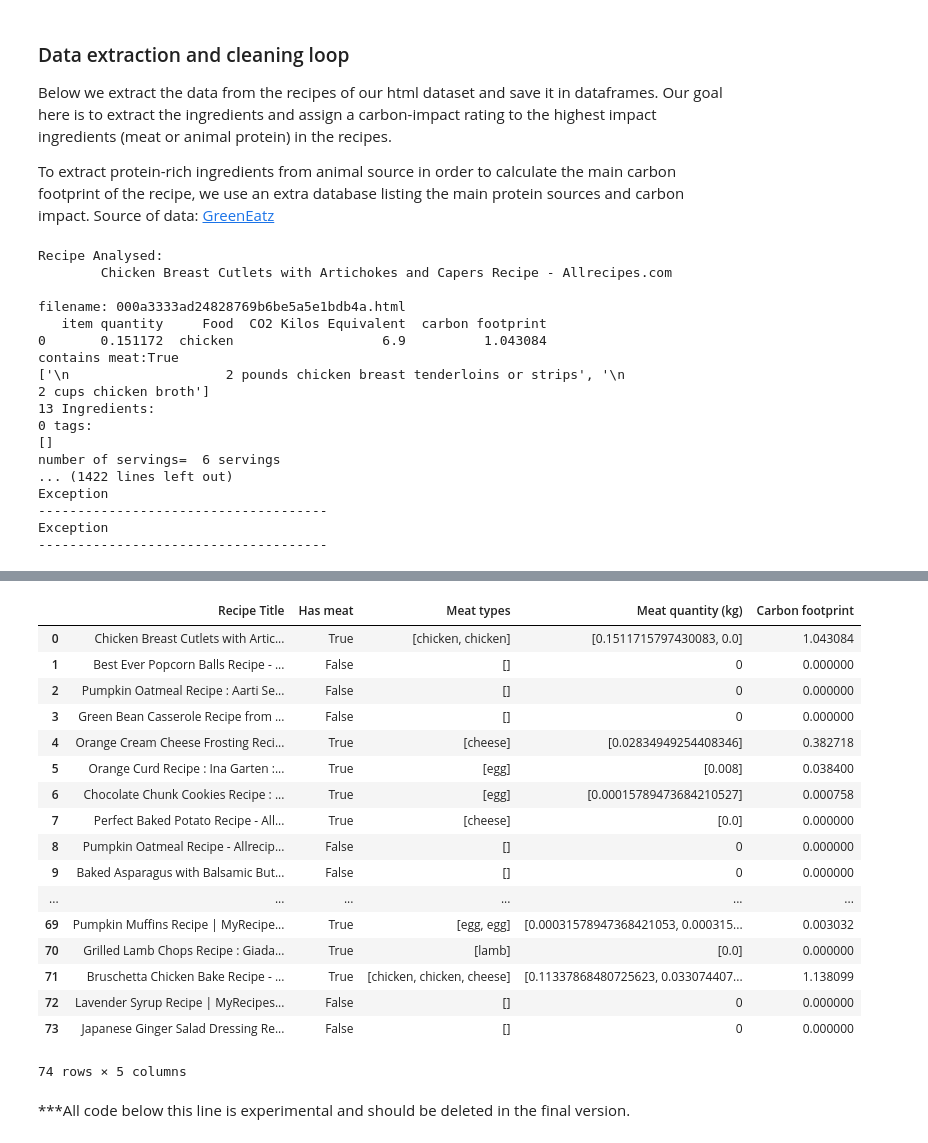
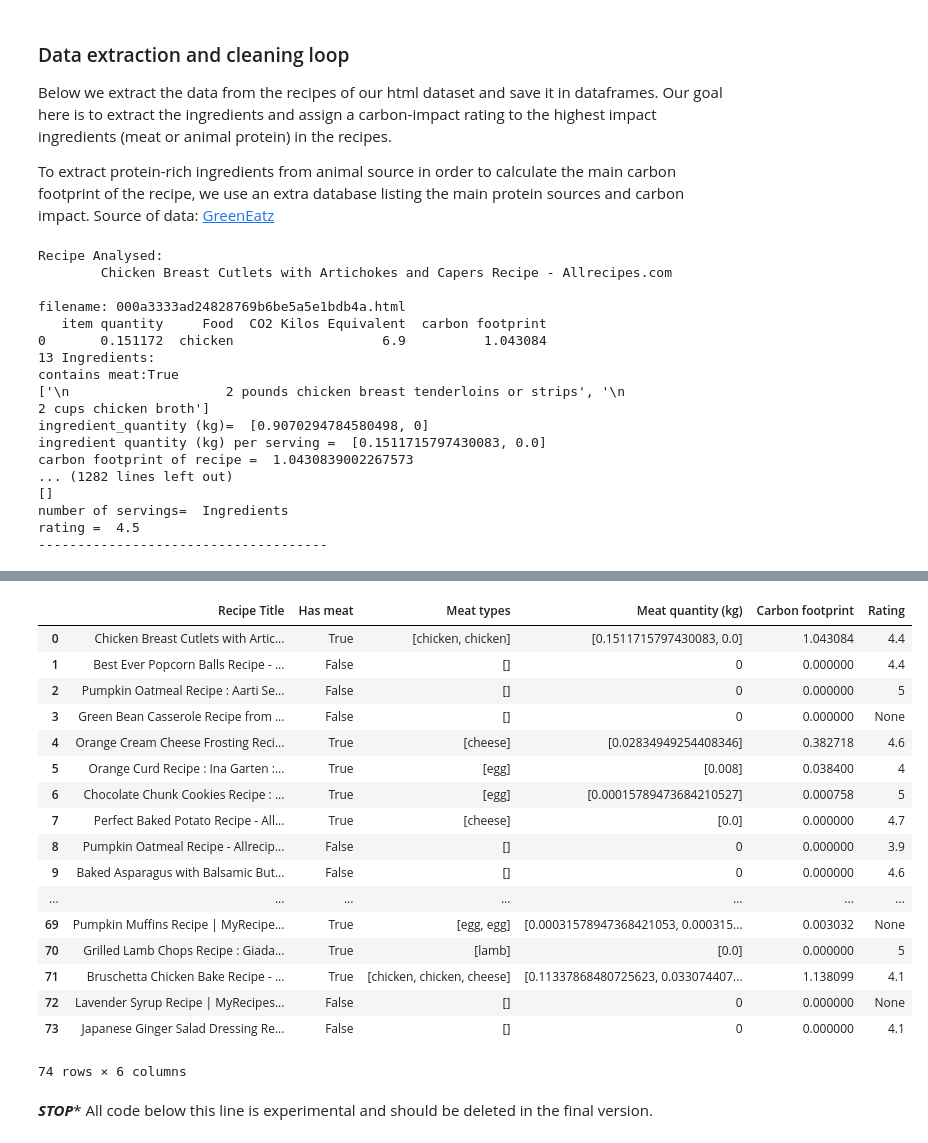
Before and after one commit to chloerDXN/lovelace-project, a Jupyter notebook: meet_the_meat.ipynb, the cells around one changed output, grey strips where cells are left out. Drawn from its saved outputs; the diff is of its cells as text; code cells hidden in the pictures.

Commit message:
Added ratings and try/except to analyse_page

```diff
--- a/meet_the_meat.ipynb
+++ b/meet_the_meat.ipynb
@@ -465,24 +523,20 @@ for filename in os.listdir(SAMPLE_DATA_FOLDER):
 
                     if verbose:
                         #print('Recipe Analysed: '+soup.title.string)
-
+                        print('{0} Ingredients: '.format(len(ingredients)))
                         print('contains meat:'+str(has_meat))
-                        print(meat_ingredients_str)
-
-                        print('{0} Ingredients: '.format(len(ingredients)))
-                        #print(ingredients)
+                        if has_meat:
+                            print(meat_ingredients_str)
+                            print('ingredient_quantity (kg)= ',ingredient_quant_kg)
+                            print('ingredient quantity (kg) per serving = ', ingredient_quant_norm )
+                            print('carbon footprint of recipe = ', fp_total)
 
                         print('{0} tags:'.format(len(tags)))
                         print(tags)
                         print('number of servings= ', servings)
-                        print('does this recipe contain meat? ', has_meat)
-                        #print('ingredients = ',ingredients)
-                        print('meat ingredients=', meat_ingredients_str)
-                        print('ingredient_quantity (kg)= ',ingredient_quant_kg)
-                        print('ingredient quantity (kg) per serving = ', ingredient_quant_norm )
-                        print('carbon footprint of recipe = ', fp_total)
+                        print('rating = ', rating)
 
-                    data.append([soup.title.string, has_meat, meat_ingredients, ingredient_quant_norm, fp_total])
+                    data.append([soup.title.string, has_meat, meat_ingredients, ingredient_quant_norm, fp_total, rating])
 
             else:
                 print('website not recognized')
@@ -495,14 +549,14 @@ for filename in os.listdir(SAMPLE_DATA_FOLDER):
     if verbose:
         print('-------------------------------------')
 
+
+    #REMOVE IF YOU WANT MORE SAMPLES
     if step>=200:
         break
 
-column_labels=['Recipe Title', 'Has meat', 'Meat types', 'Meat quantity (kg)', 'Carbon footprint']#'Tags']#missing: 'Carbon footprint', 'Rating', 'Tags'
+column_labels=['Recipe Title', 'Has meat', 'Meat types', 'Meat quantity (kg)', 'Carbon footprint','Rating']#'Tags']#missing: 'Carbon footprint', 'Rating', 'Tags'
 recipes_df = pd.DataFrame(data, columns = column_labels)
 
-#save the data as csv for in depth analysis
-#recipes_df.to_csv(DATA_FOLDER+'/recipes_data',  index=False)
 
 recipes_df
 # %% [output]
@@ -512,14 +566,14 @@ Recipe Analysed:
 filename: 000a3333ad24828769b6be5a5e1bdb4a.html
    item quantity     Food  CO2 Kilos Equivalent  carbon footprint
 0       0.151172  chicken                   6.9          1.043084
+13 Ingredients:
 contains meat:True
 ['\n                    2 pounds chicken breast tenderloins or strips', '\n                    2 cups chicken broth']
-13 Ingredients:
-0 tags:
+ingredient_quantity (kg)=  [0.9070294784580498, 0]
+ingredient quantity (kg) per serving =  [0.1511715797430083, 0.0]
+carbon footprint of recipe =  1.0430839002267573
+... (1282 lines left out)
 []
-number of servings=  6 servings
-... (1422 lines left out)
-Exception
+number of servings=  Ingredients
+rating =  4.5
 -------------------------------------
-Exception
--------------------------------------
@@ -540,22 +594,22 @@ Exception
 -------------------------------------
 Exception
 -------------------------------------
-|  | Recipe Title | Has meat | Meat types | Meat quantity (kg) | Carbon footprint |
-| 0 | Chicken Breast Cutlets with Artic... | True | [chicken, chicken] | [0.1511715797430083, 0.0] | 1.043084 |
-| 1 | Best Ever Popcorn Balls Recipe - ... | False | [] | 0 | 0.000000 |
-| 2 | Pumpkin Oatmeal Recipe : Aarti Se... | False | [] | 0 | 0.000000 |
-| 3 | Green Bean Casserole Recipe from ... | False | [] | 0 | 0.000000 |
-| 4 | Orange Cream Cheese Frosting Reci... | True | [cheese] | [0.02834949254408346] | 0.382718 |
-| 5 | Orange Curd Recipe : Ina Garten :... | True | [egg] | [0.008] | 0.038400 |
-| 6 | Chocolate Chunk Cookies Recipe : ... | True | [egg] | [0.00015789473684210527] | 0.000758 |
-| 7 | Perfect Baked Potato Recipe - All... | True | [cheese] | [0.0] | 0.000000 |
-| 8 | Pumpkin Oatmeal Recipe - Allrecip... | False | [] | 0 | 0.000000 |
-| 9 | Baked Asparagus with Balsamic But... | False | [] | 0 | 0.000000 |
-| ... | ... | ... | ... | ... | ... |
-| 69 | Pumpkin Muffins Recipe | MyRecipe... | True | [egg, egg] | [0.00031578947368421053, 0.000315... | 0.003032 |
-| 70 | Grilled Lamb Chops Recipe : Giada... | True | [lamb] | [0.0] | 0.000000 |
-| 71 | Bruschetta Chicken Bake Recipe - ... | True | [chicken, chicken, cheese] | [0.11337868480725623, 0.033074407... | 1.138099 |
-| 72 | Lavender Syrup Recipe | MyRecipes... | False | [] | 0 | 0.000000 |
-| 73 | Japanese Ginger Salad Dressing Re... | False | [] | 0 | 0.000000 |
+|  | Recipe Title | Has meat | Meat types | Meat quantity (kg) | Carbon footprint | Rating |
+| 0 | Chicken Breast Cutlets with Artic... | True | [chicken, chicken] | [0.1511715797430083, 0.0] | 1.043084 | 4.4 |
+| 1 | Best Ever Popcorn Balls Recipe - ... | False | [] | 0 | 0.000000 | 4.4 |
+| 2 | Pumpkin Oatmeal Recipe : Aarti Se... | False | [] | 0 | 0.000000 | 5 |
+| 3 | Green Bean Casserole Recipe from ... | False | [] | 0 | 0.000000 | None |
+| 4 | Orange Cream Cheese Frosting Reci... | True | [cheese] | [0.02834949254408346] | 0.382718 | 4.6 |
+| 5 | Orange Curd Recipe : Ina Garten :... | True | [egg] | [0.008] | 0.038400 | 4 |
+| 6 | Chocolate Chunk Cookies Recipe : ... | True | [egg] | [0.00015789473684210527] | 0.000758 | 5 |
+| 7 | Perfect Baked Potato Recipe - All... | True | [cheese] | [0.0] | 0.000000 | 4.7 |
+| 8 | Pumpkin Oatmeal Recipe - Allrecip... | False | [] | 0 | 0.000000 | 3.9 |
+| 9 | Baked Asparagus with Balsamic But... | False | [] | 0 | 0.000000 | 4.6 |
+| ... | ... | ... | ... | ... | ... | ... |
+| 69 | Pumpkin Muffins Recipe | MyRecipe... | True | [egg, egg] | [0.00031578947368421053, 0.000315... | 0.003032 | None |
+| 70 | Grilled Lamb Chops Recipe : Giada... | True | [lamb] | [0.0] | 0.000000 | 5 |
+| 71 | Bruschetta Chicken Bake Recipe - ... | True | [chicken, chicken, cheese] | [0.11337868480725623, 0.033074407... | 1.138099 | 4.1 |
+| 72 | Lavender Syrup Recipe | MyRecipes... | False | [] | 0 | 0.000000 | None |
+| 73 | Japanese Ginger Salad Dressing Re... | False | [] | 0 | 0.000000 | 4.1 |
-74 rows × 5 columns
+74 rows × 6 columns
 # %%
@@ -562,3 +617,4 @@ Exception
 recipes_df.to_csv(DATA_FOLDER+'/recipes_data.csv',  index=False)
 # %% [markdown]
-***All code below this line is experimental and should be deleted in the final version.
+***STOP****
+All code below this line is experimental and should be deleted in the final version.
```
Also changed, not shown: parts of 12 cells of this notebook.
